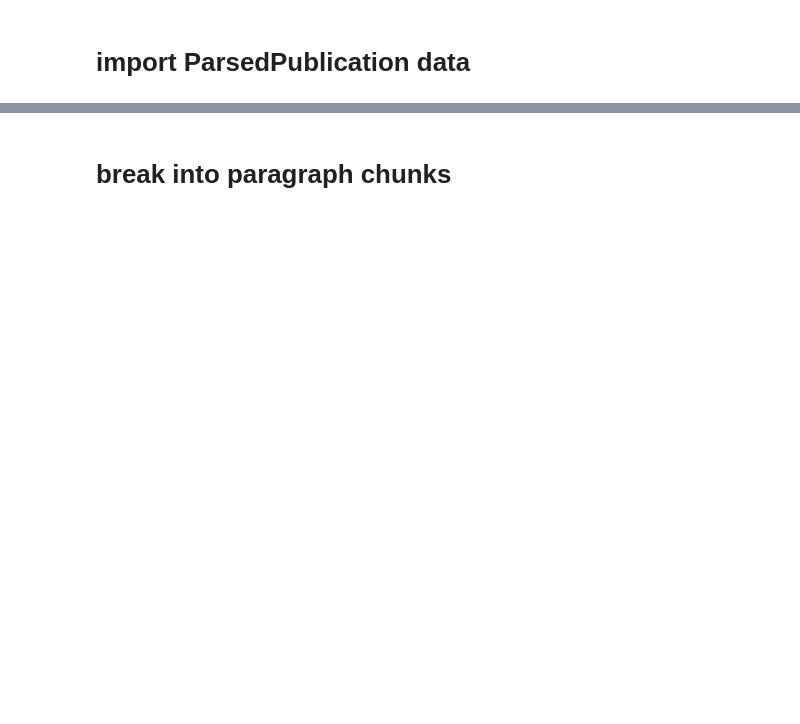
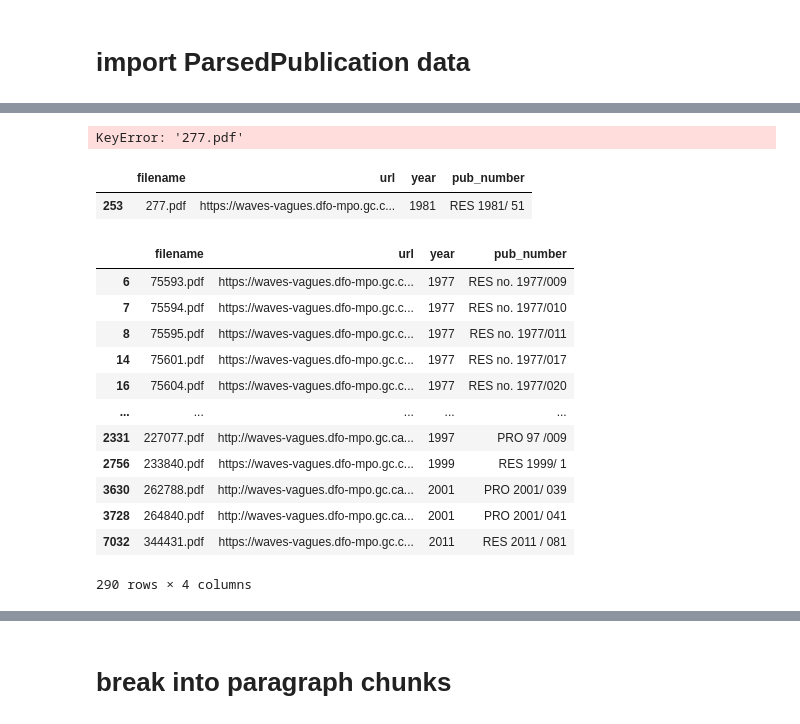
Before and after one commit to KevinCarr42/AI-Translation, a Jupyter notebook: fr_eng_correlation.ipynb, the cells around one changed output, grey strips where cells are left out. Saved outputs shown, nothing was run; the diff lists cells and outputs as text; code cells hidden in the pictures; blank space fills up the shorter version.

```diff
--- a/fr_eng_correlation.ipynb
+++ b/fr_eng_correlation.ipynb
@@ -620,0 +277,34 @@ Name: count, dtype: int64
+# %%
+# manually check:
+
+# errors['314807.pdf']  # this one is literally the only ESR with out PDF data, I didn't include it in the original script, but I could add manually: (id, fr, en) = (ESR 2004/006, 314807.pdf, 314806.pdf)
+# a bunch have been withdrawn
+# errors['102275.pdf'] # not an error: translation is right inside the same document, single pdf (also 186156.pdf, 79442.pdf, and more)
+
+errors['277.pdf']  # TODO: this doesn't match because the generated pub_number formatting was incorrect "Res. Doc. 81/ 51" was converted to "RES 1981/ 51", should be "RES 1981/051"
+# %% [output]
+KeyError: '277.pdf'
+# %%
+# TODO: somehow a pub_number of "RES 1981/ 51" was written instead of "RES 1981/051"
+
+parsed_docs_df[parsed_docs_df.filename == "277.pdf"]
+# %% [output]
+|  | filename | url | year | pub_number |
+| 253 | 277.pdf | https://waves-vagues.dfo-mpo.gc.c... | 1981 | RES 1981/ 51 |
+# %%
+# TODO: fix these mistakes
+parsed_docs_df[parsed_docs_df['pub_number'].str.contains(r'\s.*\s', na=False)]
+# %% [output]
+|  | filename | url | year | pub_number |
+| 6 | 75593.pdf | https://waves-vagues.dfo-mpo.gc.c... | 1977 | RES no. 1977/009 |
+| 7 | 75594.pdf | https://waves-vagues.dfo-mpo.gc.c... | 1977 | RES no. 1977/010 |
+| 8 | 75595.pdf | https://waves-vagues.dfo-mpo.gc.c... | 1977 | RES no. 1977/011 |
+| 14 | 75601.pdf | https://waves-vagues.dfo-mpo.gc.c... | 1977 | RES no. 1977/017 |
+| 16 | 75604.pdf | https://waves-vagues.dfo-mpo.gc.c... | 1977 | RES no. 1977/020 |
+| ... | ... | ... | ... | ... |
+| 2331 | 227077.pdf | http://waves-vagues.dfo-mpo.gc.ca... | 1997 | PRO 97 /009 |
+| 2756 | 233840.pdf | https://waves-vagues.dfo-mpo.gc.c... | 1999 | RES 1999/ 1 |
+| 3630 | 262788.pdf | http://waves-vagues.dfo-mpo.gc.ca... | 2001 | PRO 2001/ 039 |
+| 3728 | 264840.pdf | http://waves-vagues.dfo-mpo.gc.ca... | 2001 | PRO 2001/ 041 |
+| 7032 | 344431.pdf | https://waves-vagues.dfo-mpo.gc.c... | 2011 | RES 2011 / 081 |
+290 rows × 4 columns
```
Also changed, not shown: parts of 39 cells of this notebook.
